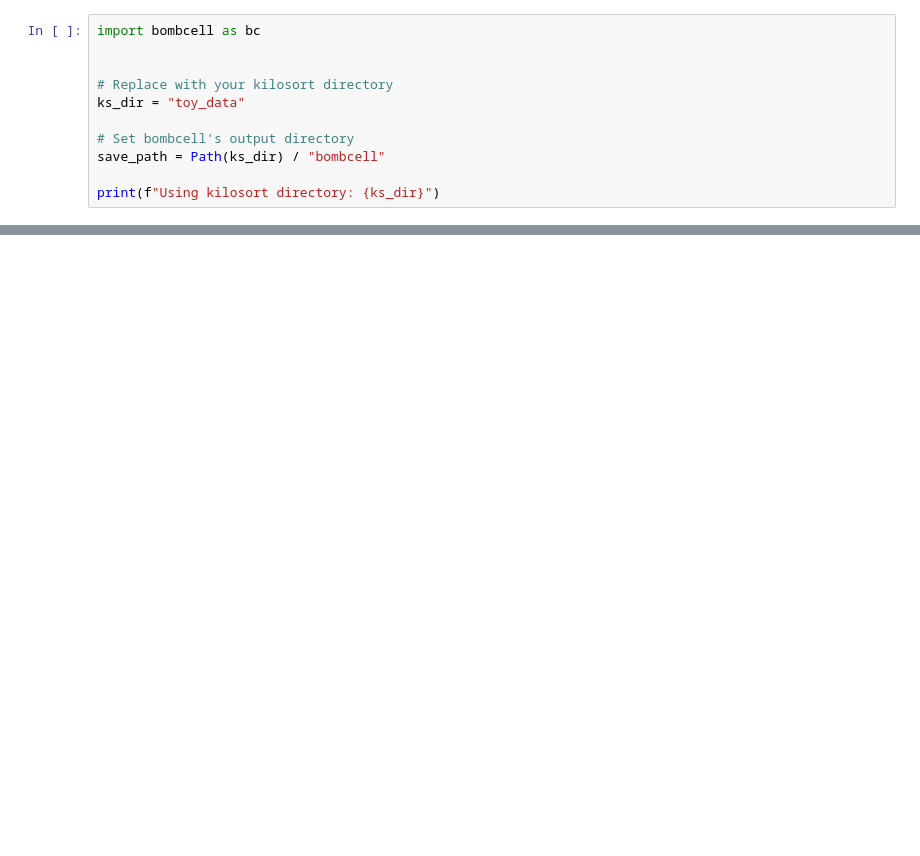
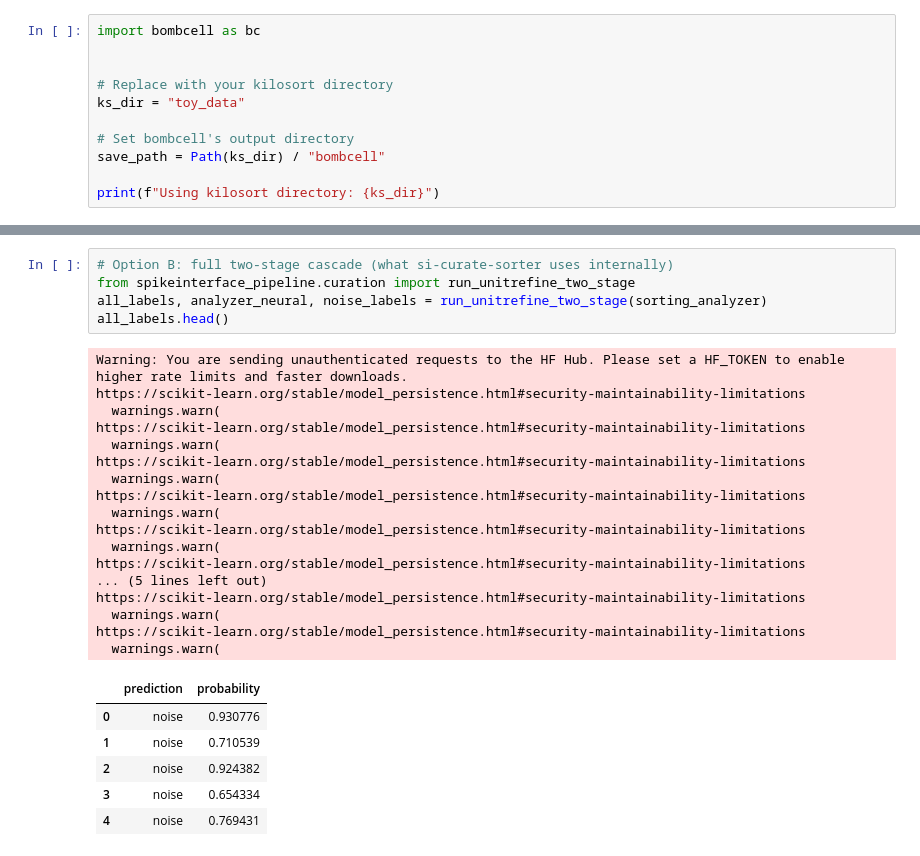
Before and after one commit to CommanderPho/bapun_sess_init_scripts, a Jupyter notebook: notebooks/pho_SpikeInterface_based_Lab.ipynb, the cells around one changed output, grey strips where cells are left out. Drawn from its saved outputs; the diff is of its cells as text; blank space fills up the shorter version.

```diff
--- a/notebooks/pho_SpikeInterface_based_Lab.ipynb
+++ b/notebooks/pho_SpikeInterface_based_Lab.ipynb
@@ -458,0 +352,29 @@ print(f"Using kilosort directory: {ks_dir}")
+# %%
+# Option B: full two-stage cascade (what si-curate-sorter uses internally)
+from spikeinterface_pipeline.curation import run_unitrefine_two_stage
+all_labels, analyzer_neural, noise_labels = run_unitrefine_two_stage(sorting_analyzer)
+all_labels.head()
+# %% [output]
+Warning: You are sending unauthenticated requests to the HF Hub. Please set a HF_TOKEN to enable higher rate limits and faster downloads.
+https://scikit-learn.org/stable/model_persistence.html#security-maintainability-limitations
+  warnings.warn(
+https://scikit-learn.org/stable/model_persistence.html#security-maintainability-limitations
+  warnings.warn(
+https://scikit-learn.org/stable/model_persistence.html#security-maintainability-limitations
+  warnings.warn(
+https://scikit-learn.org/stable/model_persistence.html#security-maintainability-limitations
+  warnings.warn(
+https://scikit-learn.org/stable/model_persistence.html#security-maintainability-limitations
+  warnings.warn(
+https://scikit-learn.org/stable/model_persistence.html#security-maintainability-limitations
+... (5 lines left out)
+https://scikit-learn.org/stable/model_persistence.html#security-maintainability-limitations
+  warnings.warn(
+https://scikit-learn.org/stable/model_persistence.html#security-maintainability-limitations
+  warnings.warn(
+|  | prediction | probability |
+| 0 | noise | 0.930776 |
+| 1 | noise | 0.710539 |
+| 2 | noise | 0.924382 |
+| 3 | noise | 0.654334 |
+| 4 | noise | 0.769431 |
```
Also changed, not shown: parts of 50 cells of this notebook, 1 other file.
